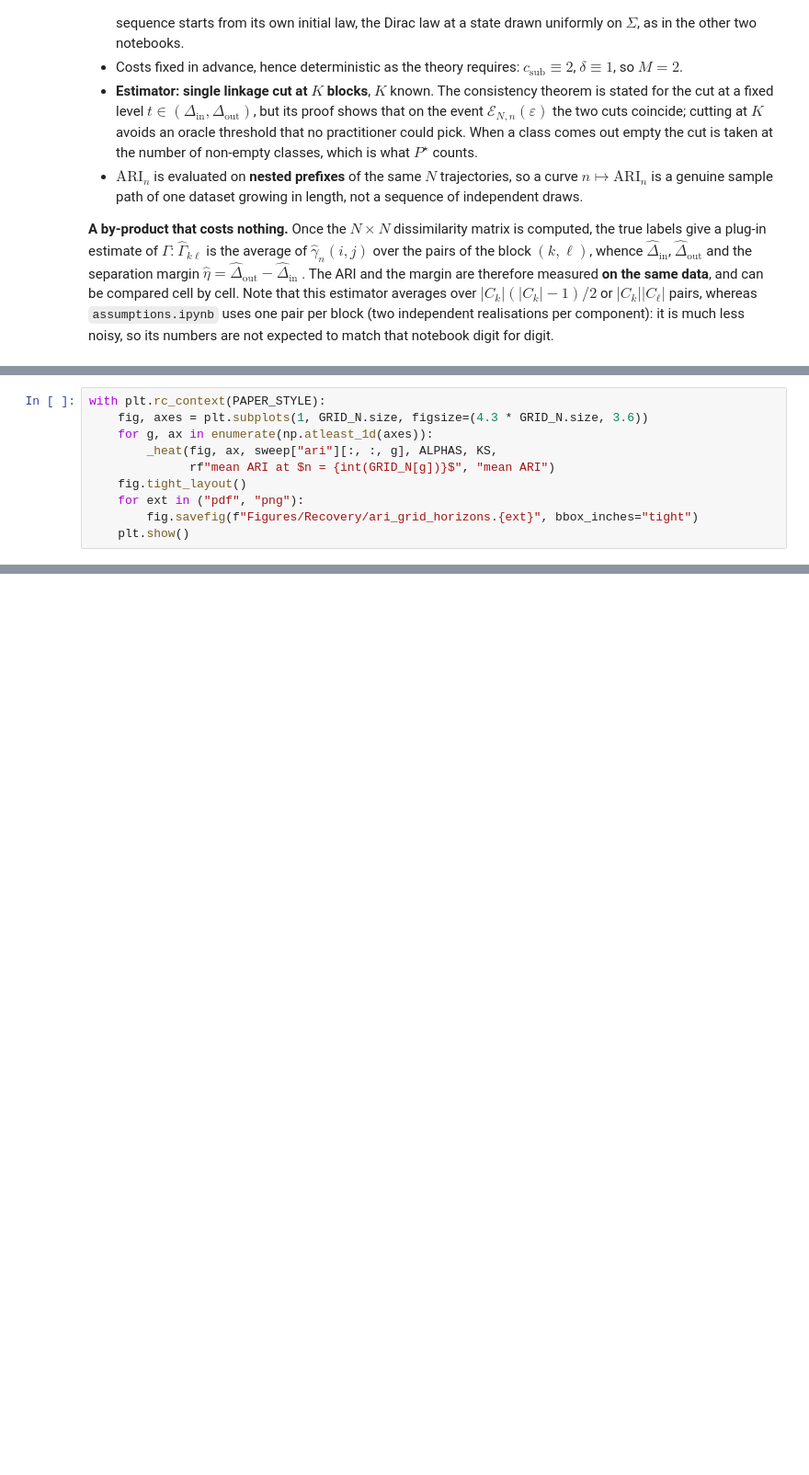
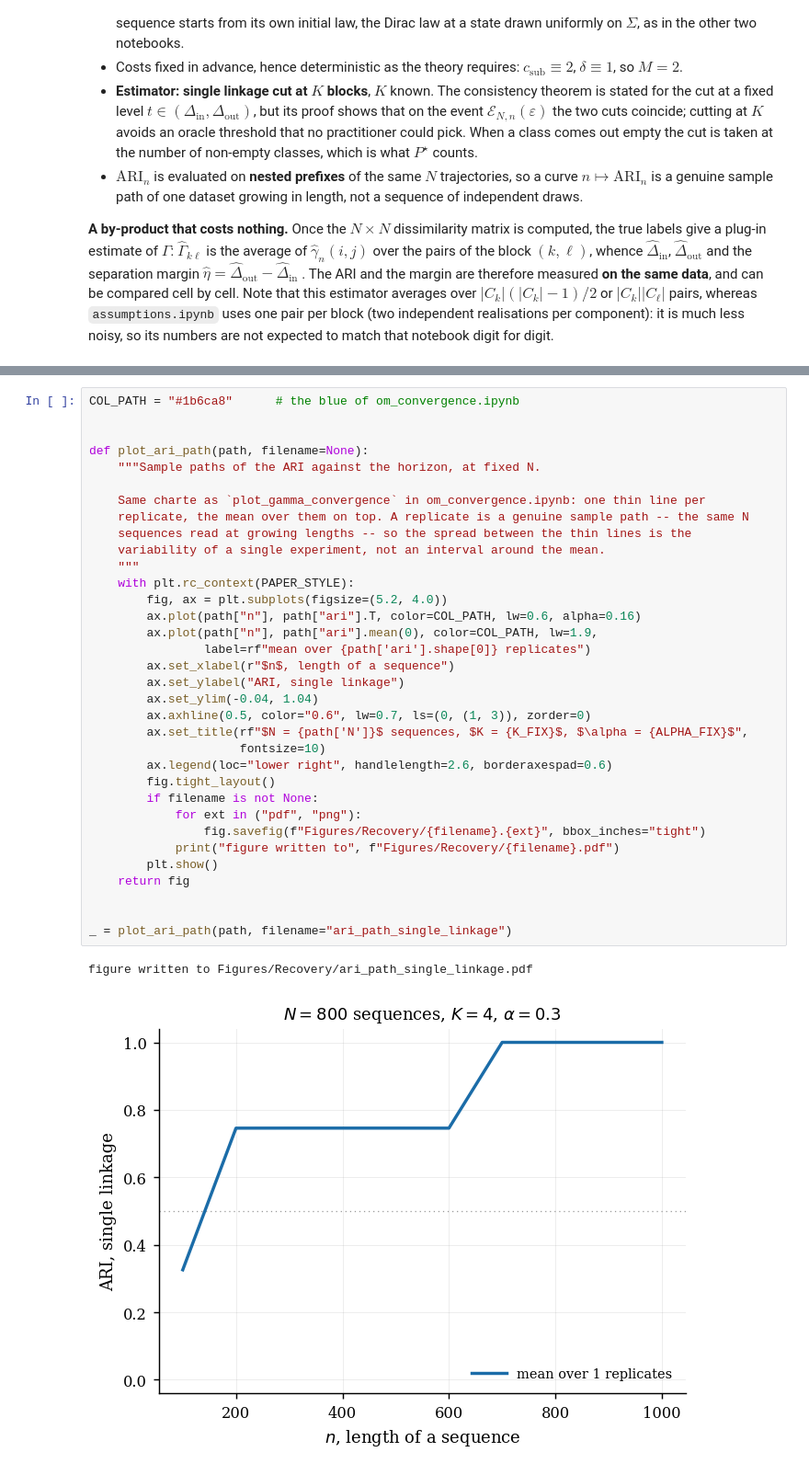
Before and after one commit to OttaKhalifa/OMConvergence, a Jupyter notebook: recovery.ipynb, the cells around one changed output, grey strips where cells are left out. Shown at 92% size. Drawn from its saved outputs; the diff is of its cells as text; blank space fills up the shorter version.

Commit message:
adding kmedoids, finalizing ARI curves experiments

```diff
--- a/recovery.ipynb
+++ b/recovery.ipynb
@@ -382,10 +42,0 @@ grid rather than at one model.
-# %%
-with plt.rc_context(PAPER_STYLE):
-    fig, axes = plt.subplots(1, GRID_N.size, figsize=(4.3 * GRID_N.size, 3.6))
-    for g, ax in enumerate(np.atleast_1d(axes)):
-        _heat(fig, ax, sweep["ari"][:, :, g], ALPHAS, KS,
-              rf"mean ARI at $n = {int(GRID_N[g])}$", "mean ARI")
-    fig.tight_layout()
-    for ext in ("pdf", "png"):
-        fig.savefig(f"Figures/Recovery/ari_grid_horizons.{ext}", bbox_inches="tight")
-    plt.show()
@@ -469,0 +407,37 @@ for j, K in enumerate(KS):
+# %%
+COL_PATH = "#1b6ca8"      # the blue of om_convergence.ipynb
+
+
+def plot_ari_path(path, filename=None):
+    """Sample paths of the ARI against the horizon, at fixed N.
+
+    Same charte as `plot_gamma_convergence` in om_convergence.ipynb: one thin line per
+    replicate, the mean over them on top. A replicate is a genuine sample path -- the same N
+    sequences read at growing lengths -- so the spread between the thin lines is the
+    variability of a single experiment, not an interval around the mean.
+    """
+    with plt.rc_context(PAPER_STYLE):
+        fig, ax = plt.subplots(figsize=(5.2, 4.0))
+        ax.plot(path["n"], path["ari"].T, color=COL_PATH, lw=0.6, alpha=0.16)
+        ax.plot(path["n"], path["ari"].mean(0), color=COL_PATH, lw=1.9,
+                label=rf"mean over {path['ari'].shape[0]} replicates")
+        ax.set_xlabel(r"$n$, length of a sequence")
+        ax.set_ylabel("ARI, single linkage")
+        ax.set_ylim(-0.04, 1.04)
+        ax.axhline(0.5, color="0.6", lw=0.7, ls=(0, (1, 3)), zorder=0)
+        ax.set_title(rf"$N = {path['N']}$ sequences, $K = {K_FIX}$, $\alpha = {ALPHA_FIX}$",
+                     fontsize=10)
+        ax.legend(loc="lower right", handlelength=2.6, borderaxespad=0.6)
+        fig.tight_layout()
+        if filename is not None:
+            for ext in ("pdf", "png"):
+                fig.savefig(f"Figures/Recovery/{filename}.{ext}", bbox_inches="tight")
+            print("figure written to", f"Figures/Recovery/{filename}.pdf")
+        plt.show()
+    return fig
+
+
+_ = plot_ari_path(path, filename="ari_path_single_linkage")
+# %% [output]
+figure written to Figures/Recovery/ari_path_single_linkage.pdf
+[figure, added]
```
Also changed, not shown: parts of 36 cells of this notebook, 24 other files.
